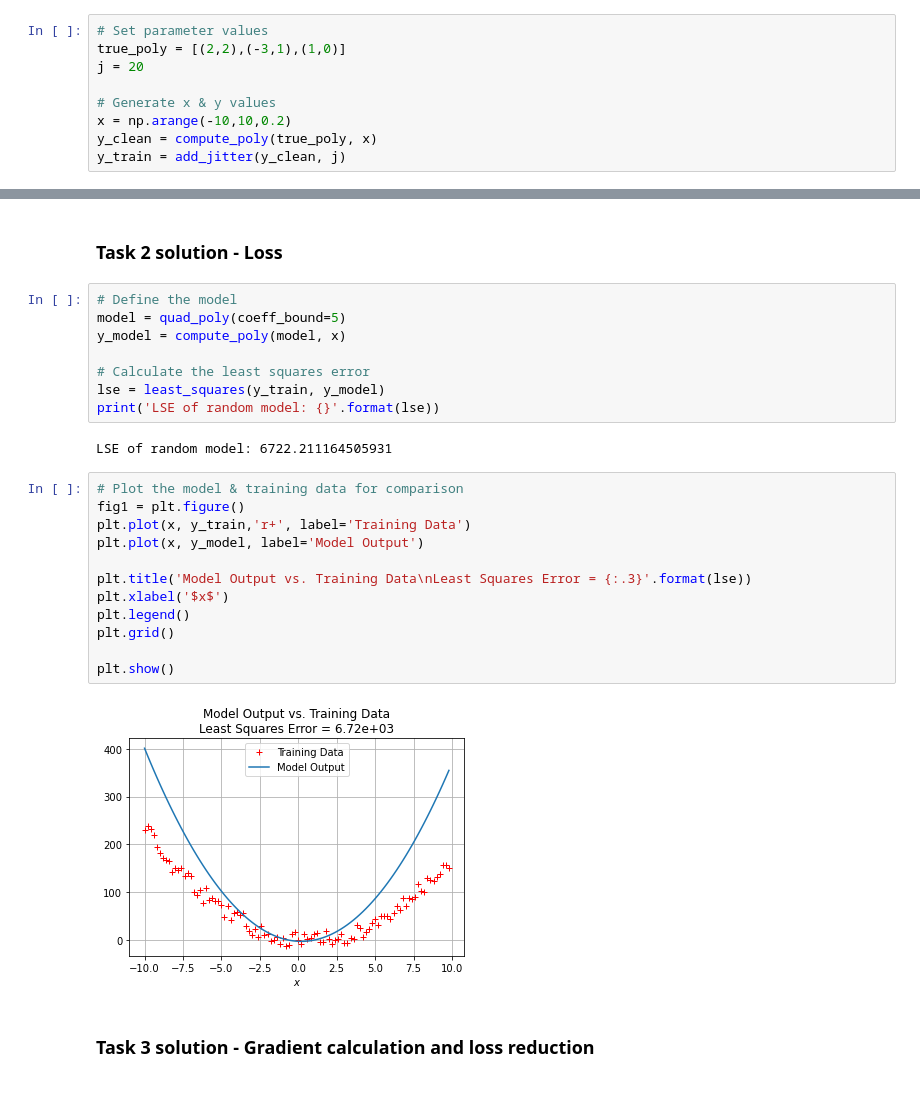
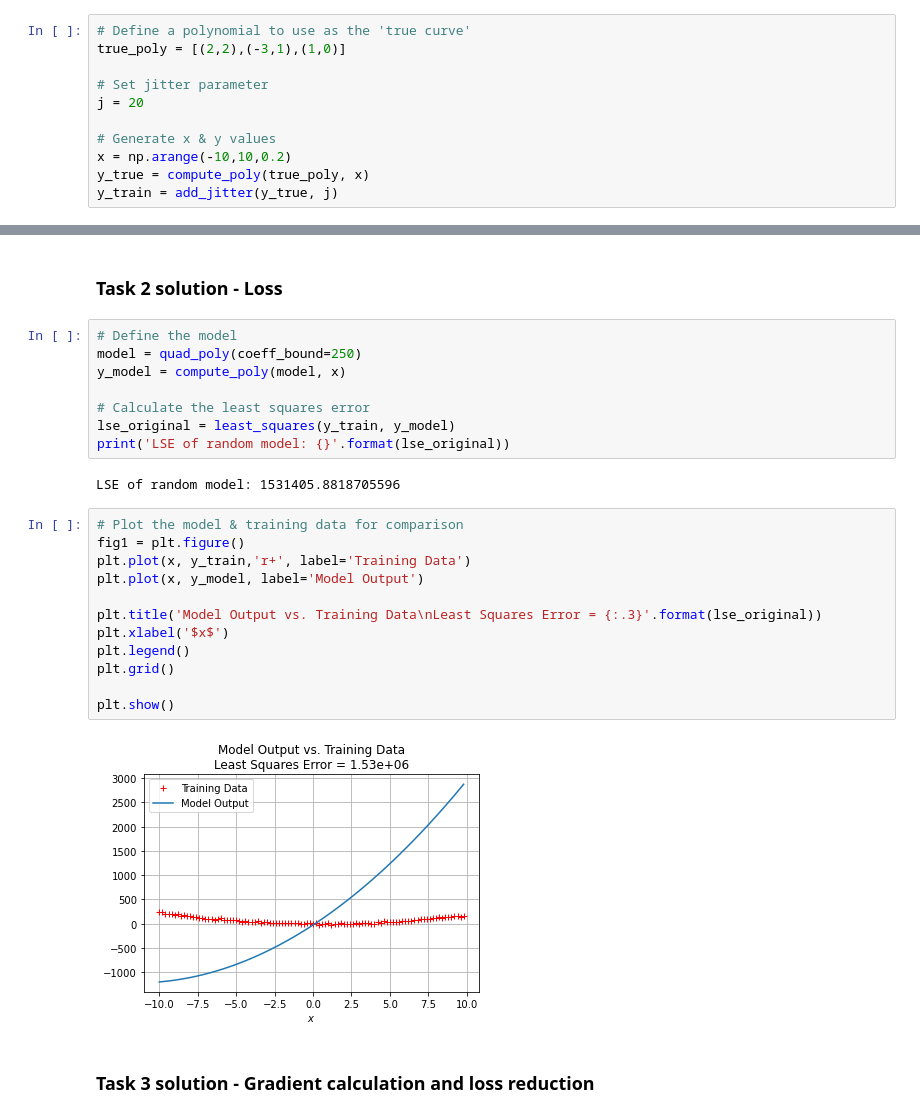
Before and after one commit to yrsci/Level8AI-CE4031-Etivity1, a Jupyter notebook: Etivity1_Regression_21208298.ipynb, the cells around one changed output, grey strips where cells are left out. Cells and saved outputs as stored; diff of their text form.

```diff
--- a/Etivity1_Regression_21208298.ipynb
+++ b/Etivity1_Regression_21208298.ipynb
@@ -353,14 +356,16 @@ Polynomial chosen: $f(x) = 2x^2 - 3x + 1$
 
 This is represented in Python as a list of tuples: [(2, 2), (-3, 1), (1, 0)]
 # %%
-# Set parameter values
+# Define a polynomial to use as the 'true curve'
 true_poly = [(2,2),(-3,1),(1,0)]
+
+# Set jitter parameter
 j = 20
 
 # Generate x & y values
 x = np.arange(-10,10,0.2)
-y_clean = compute_poly(true_poly, x)
-y_train = add_jitter(y_clean, j)
+y_true = compute_poly(true_poly, x)
+y_train = add_jitter(y_true, j)
 # %%
 # Plot the training data & the 'true curve' it is based on
 fig1 = plt.figure()
@@ -380,28 +385,28 @@ plt.show()
 ### Task 2 solution - Loss
 # %%
 # Define the model
-model = quad_poly(coeff_bound=5)
+model = quad_poly(coeff_bound=250)
 y_model = compute_poly(model, x)
 
 # Calculate the least squares error
-lse = least_squares(y_train, y_model)
-print('LSE of random model: {}'.format(lse))
+lse_original = least_squares(y_train, y_model)
+print('LSE of random model: {}'.format(lse_original))
 # %% [output]
-LSE of random model: 6722.211164505931
+LSE of random model: 1531405.8818705596
 # %%
 # Plot the model & training data for comparison
 fig1 = plt.figure()
 plt.plot(x, y_train,'r+', label='Training Data')
 plt.plot(x, y_model, label='Model Output')
 
-plt.title('Model Output vs. Training Data\nLeast Squares Error = {:.3}'.format(lse))
+plt.title('Model Output vs. Training Data\nLeast Squares Error = {:.3}'.format(lse_original))
 plt.xlabel('$x$')
 plt.legend()
 plt.grid()
 
 plt.show()
 # %% [output]
-[figure, old version]
+[figure, new version]
 # %% [markdown]
 ### Task 3 solution - Gradient calculation and loss reduction
 # %% [markdown]
```
Also changed, not shown: parts of 9 cells of this notebook.
